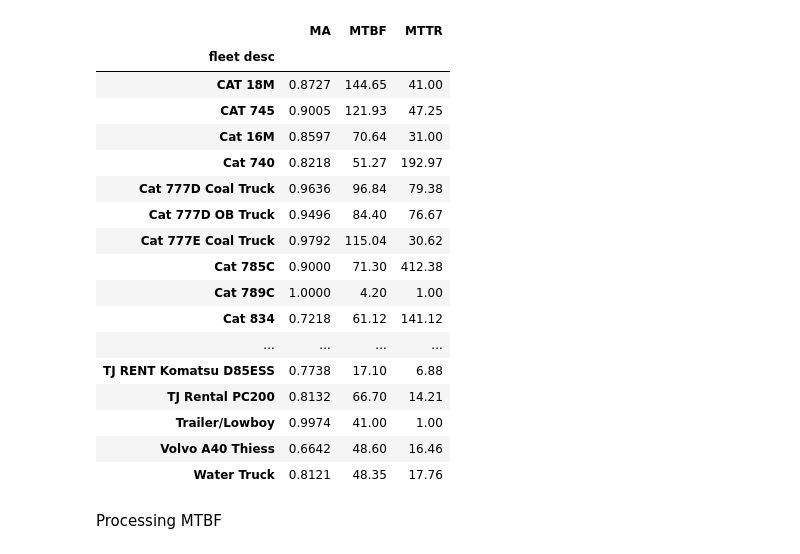
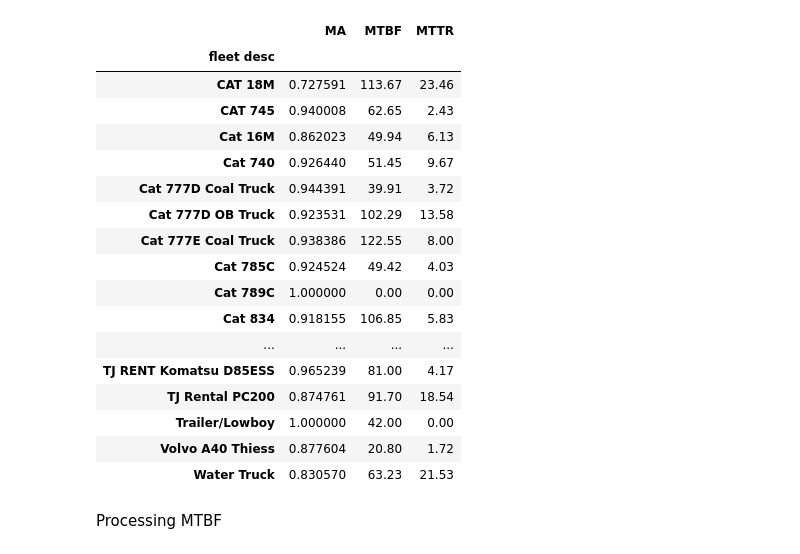
Before and after one commit to imamfahr/AnomaliReport-Trial, a Jupyter notebook: Trial I-Copy1.ipynb, the cells around one changed output. Drawn from its saved outputs; the diff is of its cells as text; code cells hidden in the pictures.

```diff
--- a/Trial I-Copy1.ipynb
+++ b/Trial I-Copy1.ipynb
@@ -7,8 +7,8 @@ from docx.shared import Cm
 from collections import defaultdict
 # %%
-MERSummary = pd.read_excel('MERWeek20.xlsx')
-EMPS = pd.read_excel('EMPSWeek20.xlsx')
-PDTD = pd.read_excel('PlantDowntimeDetailWk20.xlsx')
+MERSummary = pd.read_excel('MERSummaryAll Wk 22.xlsx')
+EMPS = pd.read_excel('EMPSWk22.xlsx')
+PDTD = pd.read_excel('PlantDowntimeDetail Wk 22.xlsx')
 # %%
 '''fleet desc import'''
 fleetdesc = pd.read_json('fleetdesc.json')
@@ -73,3 +55,16 @@ All_KPI.dropna()
+# %%
+'''Combine fleet desc & combined'''
+All_KPI = pd.merge(Combined,fleetdesc,on='Unit', how='outer')
+All_KPI.drop(columns=['Check','Column7','Column8'],inplace=True)
+All_KPI.dropna(thresh=24, inplace=True)
+#All_KPI[(All_KPI['fleet desc']=='Cat 16M')]
+
+'''round selected column'''
+All_KPI['PMD\n(08)'] = All_KPI['PMD\n(08)'].apply(lambda x: round(x,2))
+All_KPI['UMD\n(09)'] = All_KPI['UMD\n(09)'].apply(lambda x: round(x,2))
+All_KPI['Total\nEngine On\nPeriod'] =  All_KPI['Total\nEngine On\nPeriod'].apply(lambda x: round(x,2))
+All_KPI['PDAM\n08020\n09020'] =  All_KPI['PDAM\n08020\n09020'].apply(lambda x: round(x,2))
+#All_KPI['Period\nEvent\nMaint.\nDuration'] =  All_KPI['Period\nEvent\nMaint.\nDuration'].apply(lambda x: round(x,2))
 # %%
 '''Gather all required variables'''
 PWT = All_KPI.groupby(['fleet desc'])['PWT\n(00)'].sum() #F
@@ -87,40 +82,41 @@ MTBF_period = All_KPI.groupby(['fleet desc'])['MTBF\nPeriod'].sum() #X
 MTTRF_period = All_KPI.groupby(['fleet desc'])['MTTR-F\nPeriod'].sum() #Y
 # %%
 '''Do the math'''
-MA = ((PMD+UMD+IODOn+IODOff+EODOn+EODOff+PDAM)/(PMD+UMD+IODOn+IODOff+EODOn+EODOff+PDAM+UMD-PDAM).replace({0:np.nan})).fillna(0)
+MA = ((PWT+SWT+IODOn+IODOff+EODOn+EODOff+PDAM)/(PWT+SWT+IODOn+IODOff+EODOn+EODOff+PDAM+PMD+UMD-PDAM).replace({0:np.nan})).fillna(0)
 MTBF =(EngOn/(nFail).replace({0:np.nan})).fillna(EngOn)
-MTTR = ((MTTRF_period*MTBF_period)/(MTBF_period).replace({0:np.nan})).fillna(MTTRF_period*MTBF_period)
+MTTR = ((MTTRF_period)/(nFail).replace({0:np.nan})).fillna(nFail*MTBF_period)
 # %%
 '''Combined all KPI'''
 Anomali_db = pd.merge(MA.to_frame(),MTBF.to_frame(), on='fleet desc', how= 'outer')
-complete_anomali = pd.merge(Anomali_db, MTTR.to_frame(), on='fleet desc', how= 'outer').round(4)
+complete_anomali = pd.merge(Anomali_db, MTTR.to_frame(), on='fleet desc', how= 'outer')
 complete_anomali.rename(columns = {'0_x':'MA','0_y':'MTBF'},inplace=True)
 complete_anomali.columns = ['MA','MTBF','MTTR']
 '''round by 2 decimals'''
 complete_anomali['MTBF'] = complete_anomali['MTBF'].apply(lambda x: round(x,2))
 complete_anomali['MTTR'] = complete_anomali['MTTR'].apply(lambda x: round(x,2))
 '''drop zeros'''
 complete_KPI = complete_anomali.loc[~(complete_anomali==0).all(axis=1)]
+#complete_KPI['MA'] = pd.Series(['{0:,.2f}%'.format(val * 100) for val in complete_KPI['MA']], index = complete_KPI.index)
 complete_KPI
 # %% [output]
 |  | MA | MTBF | MTTR |
 | fleet desc |  |  |  |
-| CAT 18M | 0.8727 | 144.65 | 41.00 |
-| CAT 745 | 0.9005 | 121.93 | 47.25 |
-| Cat 16M | 0.8597 | 70.64 | 31.00 |
-| Cat 740 | 0.8218 | 51.27 | 192.97 |
-| Cat 777D Coal Truck | 0.9636 | 96.84 | 79.38 |
-| Cat 777D OB Truck | 0.9496 | 84.40 | 76.67 |
-| Cat 777E Coal Truck | 0.9792 | 115.04 | 30.62 |
-| Cat 785C | 0.9000 | 71.30 | 412.38 |
-| Cat 789C | 1.0000 | 4.20 | 1.00 |
-| Cat 834 | 0.7218 | 61.12 | 141.12 |
+| CAT 18M | 0.727591 | 113.67 | 23.46 |
+| CAT 745 | 0.940008 | 62.65 | 2.43 |
+| Cat 16M | 0.862023 | 49.94 | 6.13 |
+| Cat 740 | 0.926440 | 51.45 | 9.67 |
+| Cat 777D Coal Truck | 0.944391 | 39.91 | 3.72 |
+| Cat 777D OB Truck | 0.923531 | 102.29 | 13.58 |
+| Cat 777E Coal Truck | 0.938386 | 122.55 | 8.00 |
+| Cat 785C | 0.924524 | 49.42 | 4.03 |
+| Cat 789C | 1.000000 | 0.00 | 0.00 |
+| Cat 834 | 0.918155 | 106.85 | 5.83 |
 | ... | ... | ... | ... |
-| TJ RENT Komatsu D85ESS | 0.7738 | 17.10 | 6.88 |
-| TJ Rental PC200 | 0.8132 | 66.70 | 14.21 |
-| Trailer/Lowboy | 0.9974 | 41.00 | 1.00 |
-| Volvo A40 Thiess | 0.6642 | 48.60 | 16.46 |
-| Water Truck | 0.8121 | 48.35 | 17.76 |
+| TJ RENT Komatsu D85ESS | 0.965239 | 81.00 | 4.17 |
+| TJ Rental PC200 | 0.874761 | 91.70 | 18.54 |
+| Trailer/Lowboy | 1.000000 | 42.00 | 0.00 |
+| Volvo A40 Thiess | 0.877604 | 20.80 | 1.72 |
+| Water Truck | 0.830570 | 63.23 | 21.53 |
 # %% [markdown]
 Processing MTBF
 # %%
```
Also changed, not shown: parts of 15 cells of this notebook.
